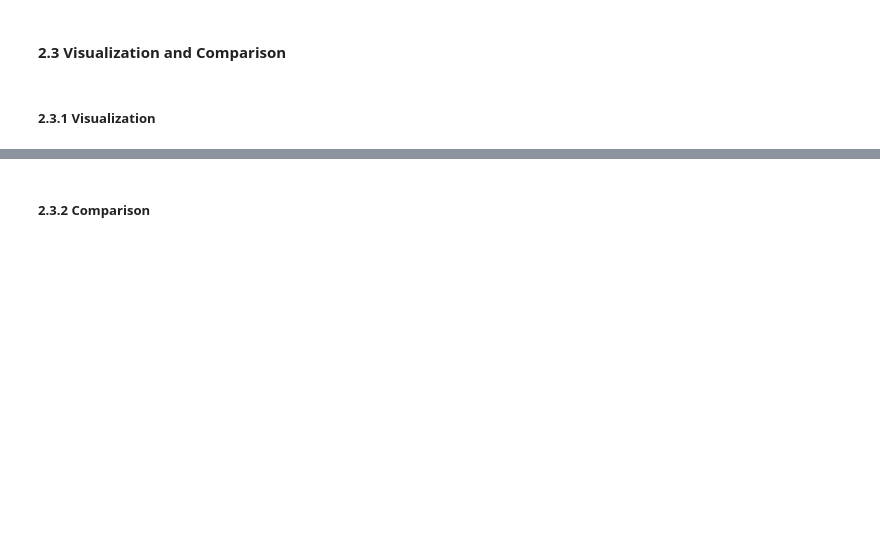
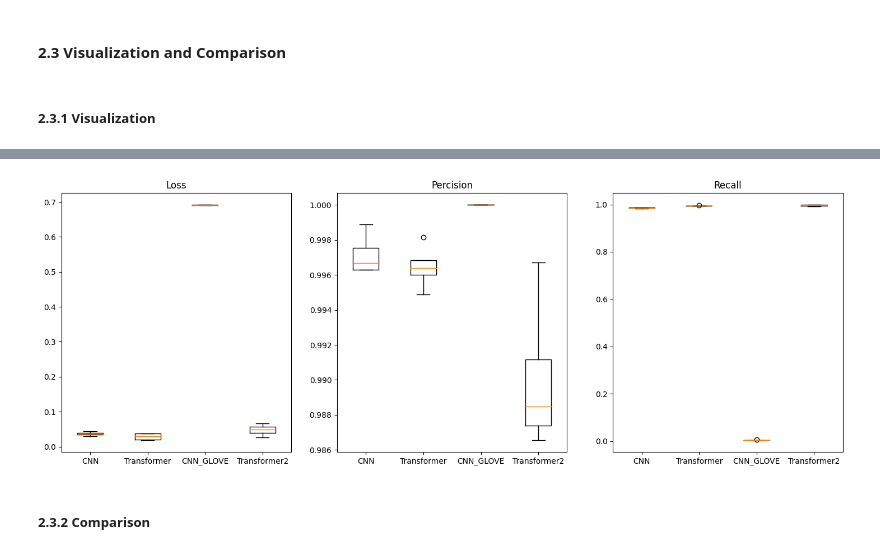
Before and after one commit to Owen-Deng/SMUMachineLearninginPython, a Jupyter notebook: LabAssignments/LabAssignment7/LabAssignment7.ipynb, the cells around one changed output, grey strips where cells are left out. Cells and saved outputs as stored; diff of their text form; code cells hidden in the pictures; blank space fills up the shorter version.

```diff
--- a/LabAssignments/LabAssignment7/LabAssignment7.ipynb
+++ b/LabAssignments/LabAssignment7/LabAssignment7.ipynb
@@ -741,3 +741,17 @@ plt.show()
 #### 2.3 Visualization and Comparison
 # %% [markdown]
 ##### 2.3.1 Visualization
+# %%
+from collections import OrderedDict
+
+models = OrderedDict({"CNN": cnn_model, "Transformer": transformer_model, "CNN_GLOVE":cnn_glove_model, "Transformer2":transformer_2})
+results = [[] for _ in range(len(models))]
+for split, (train_index, test_index) in enumerate(shuffle_split.split(X)):
+    X_train, X_test = X[train_index], X[test_index]
+    y_train, y_test = y_bin.iloc[train_index], y_bin.iloc[test_index]
+
+    for idx, (model_name, model) in enumerate(models.items()):
+        model.fit(X_train, y_train, epochs=5, batch_size=64, verbose=1,
+                                callbacks=[EarlyStopping(monitor='loss', patience=2)])
+        res = model.evaluate(X_test, y_test, batch_size=64)
+        results[idx].append(res)
@@ -744,2 +776,14 @@ plt.show()
+# %%
+results = np.array(results).transpose((1,0,2))
+plt.figure(figsize=(18, 6))
+
+for i, title in enumerate(['Loss', 'Percision', 'Recall']):
+    ax = plt.subplot(1, 3, i+1)
+    ax.set_title(title)
+    ax.boxplot(results[:, :, i], labels=models.keys())
+
+plt.show()
+# %% [output]
+[figure, added]
 # %% [markdown]
 ##### 2.3.2 Comparison
```
Also changed, not shown: parts of 4 cells of this notebook.
